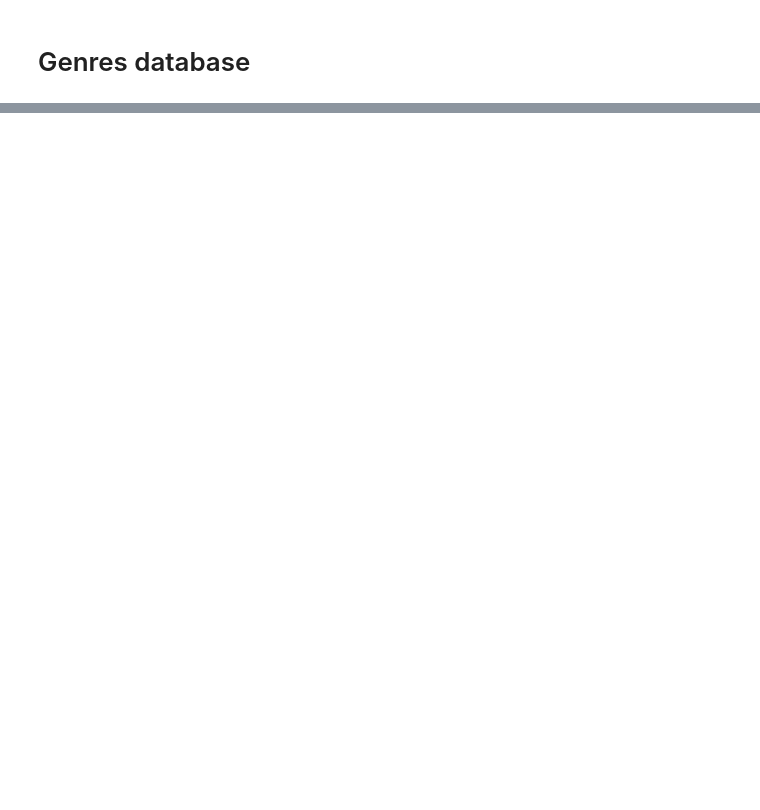
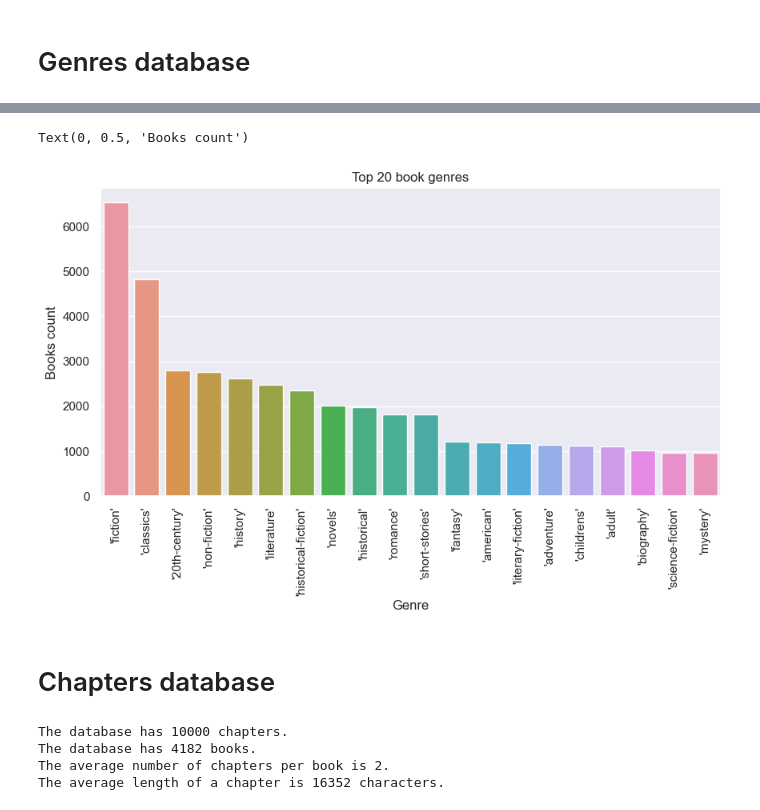
Before and after one commit to cleachataig/COMP550_FinalProject, a Jupyter notebook: data_analysis.ipynb, the cells around one changed output, grey strips where cells are left out. Saved outputs shown, nothing was run; the diff lists cells and outputs as text; code cells hidden in the pictures; blank space fills up the shorter version.

Commit message:
data analysis and code cleaning

```diff
--- a/data_analysis.ipynb
+++ b/data_analysis.ipynb
@@ -5,6 +7,7 @@ from tqdm import tqdm
 import pandas as pd
 import numpy as np
 import json
-
 import matplotlib.pyplot as plt
+import seaborn as sns
+sns.set_theme()
 # %%
@@ -15,4 +18,4 @@ with open(data_path+"/dict_genres.json", "r") as rfile:
     dict_genres=json.load(rfile) #will be useful to remap genres names to the ids later
 
 with open(data_path+"/genres_counts.json", "r") as rfile:
-    genres_counts=json.load(rfile) #will be useful to analyze the data
+    genres_count=json.load(rfile) #will be useful to analyze the data
@@ -26,6 +27,0 @@ dict(sorted(genres_count.items(), key=lambda item: item[1], reverse=True))
-# %%
-plt.style.use('ggplot')
-plt.bar(x=np.arange(len(genres_count)) + 1, height = genres_count.values())
-plt.title('Book genres')
-plt.xlabel('Genre id')
-plt.ylabel('Books count')
@@ -31,0 +45,4 @@ plt.ylabel('Books count')
+# %%
+#top genres
+counts_df=pd.DataFrame.from_dict(genres_count, orient='index')
+counts_df.sort_values(0, ascending=False).head(10)
@@ -31,0 +61,23 @@ plt.ylabel('Books count')
+# %%
+fig,ax=plt.subplots(figsize=(10,5))
+top20=counts_df.sort_values(0, ascending=False).head(20)
+sns.barplot(top20.T)
+ax.set_xticklabels(top20.index, rotation=90)
+ax.set_title('Top 20 book genres')
+ax.set_xlabel('Genre')
+ax.set_ylabel('Books count')
+# %% [output]
+Text(0, 0.5, 'Books count')
+[figure, added]
+# %% [markdown]
+# Chapters database
+# %%
+print(f'The database has {chapters_df.shape[0]} chapters.')
+print(f'The database has {chapters_df.title.nunique()} books.')
+print(f'The average number of chapters per book is {round(chapters_df.shape[0]/chapters_df.title.nunique())}.')
+print(f'The average length of a chapter is {round(np.mean(chapters_df.chap_text.str.len()))} characters.')
+# %% [output]
+The database has 10000 chapters.
+The database has 4182 books.
+The average number of chapters per book is 2.
+The average length of a chapter is 16352 characters.
```
Also changed, not shown: parts of 10 cells of this notebook, 3 other files.
